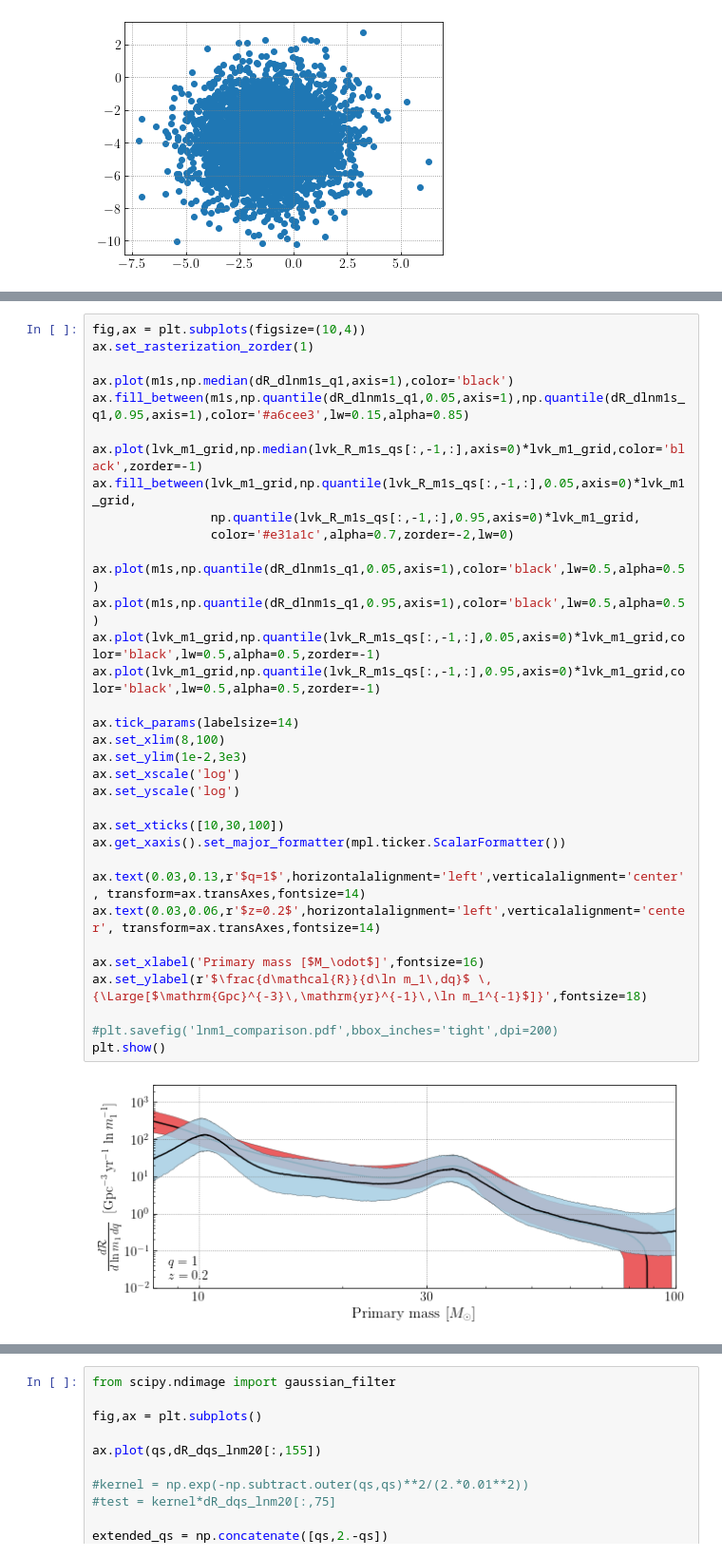
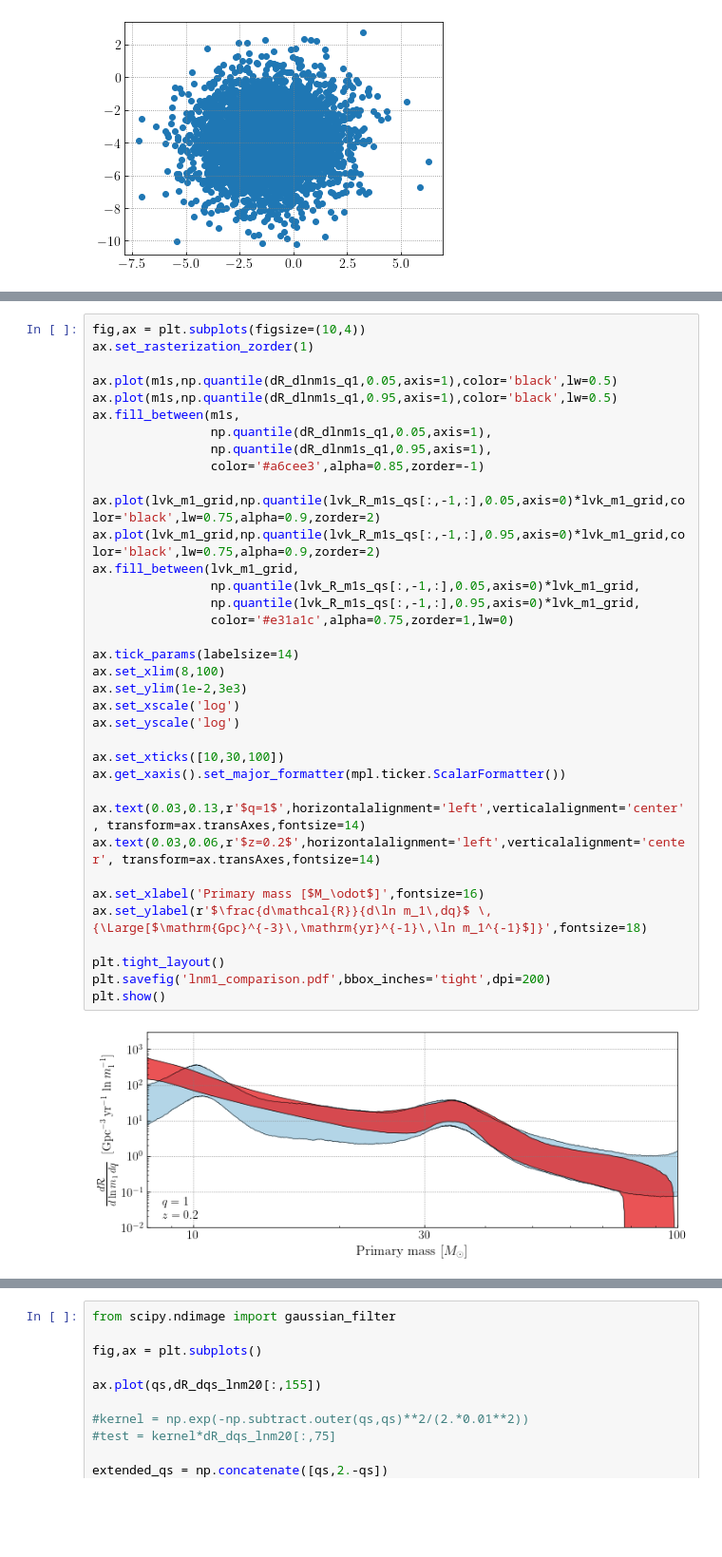
Before and after one commit to tcallister/autoregressive-bbh-inference, a Jupyter notebook: figures/ar_lnm1_q.ipynb, the cells around one changed output, grey strips where cells are left out. Shown at 95% size. Saved outputs shown, nothing was run; the diff lists cells and outputs as text; blank space fills up the shorter version.

```diff
--- a/figures/ar_lnm1_q.ipynb
+++ b/figures/ar_lnm1_q.ipynb
@@ -175,39 +174,41 @@ plt.show()
 # %%
 fig,ax = plt.subplots(figsize=(10,4))
 ax.set_rasterization_zorder(1)
 
-ax.plot(m1s,np.median(dR_dlnm1s_q1,axis=1),color='black')
-ax.fill_between(m1s,np.quantile(dR_dlnm1s_q1,0.05,axis=1),np.quantile(dR_dlnm1s_q1,0.95,axis=1),color='#a6cee3',lw=0.15,alpha=0.85)
+ax.plot(m1s,np.quantile(dR_dlnm1s_q1,0.05,axis=1),color='black',lw=0.5)
+ax.plot(m1s,np.quantile(dR_dlnm1s_q1,0.95,axis=1),color='black',lw=0.5)
+ax.fill_between(m1s,
+                np.quantile(dR_dlnm1s_q1,0.05,axis=1),
+                np.quantile(dR_dlnm1s_q1,0.95,axis=1),
+                color='#a6cee3',alpha=0.85,zorder=-1)
 
-ax.plot(lvk_m1_grid,np.median(lvk_R_m1s_qs[:,-1,:],axis=0)*lvk_m1_grid,color='black',zorder=-1)
-ax.fill_between(lvk_m1_grid,np.quantile(lvk_R_m1s_qs[:,-1,:],0.05,axis=0)*lvk_m1_grid,
+ax.plot(lvk_m1_grid,np.quantile(lvk_R_m1s_qs[:,-1,:],0.05,axis=0)*lvk_m1_grid,color='black',lw=0.75,alpha=0.9,zorder=2)
+ax.plot(lvk_m1_grid,np.quantile(lvk_R_m1s_qs[:,-1,:],0.95,axis=0)*lvk_m1_grid,color='black',lw=0.75,alpha=0.9,zorder=2)
+ax.fill_between(lvk_m1_grid,
+                np.quantile(lvk_R_m1s_qs[:,-1,:],0.05,axis=0)*lvk_m1_grid,
                 np.quantile(lvk_R_m1s_qs[:,-1,:],0.95,axis=0)*lvk_m1_grid,
-                color='#e31a1c',alpha=0.7,zorder=-2,lw=0)
-
-ax.plot(m1s,np.quantile(dR_dlnm1s_q1,0.05,axis=1),color='black',lw=0.5,alpha=0.5)
-ax.plot(m1s,np.quantile(dR_dlnm1s_q1,0.95,axis=1),color='black',lw=0.5,alpha=0.5)
-ax.plot(lvk_m1_grid,np.quantile(lvk_R_m1s_qs[:,-1,:],0.05,axis=0)*lvk_m1_grid,color='black',lw=0.5,alpha=0.5,zorder=-1)
-ax.plot(lvk_m1_grid,np.quantile(lvk_R_m1s_qs[:,-1,:],0.95,axis=0)*lvk_m1_grid,color='black',lw=0.5,alpha=0.5,zorder=-1)
+                color='#e31a1c',alpha=0.75,zorder=1,lw=0)
 
 ax.tick_params(labelsize=14)
 ax.set_xlim(8,100)
 ax.set_ylim(1e-2,3e3)
 ax.set_xscale('log')
 ax.set_yscale('log')
 
 ax.set_xticks([10,30,100])
 ax.get_xaxis().set_major_formatter(mpl.ticker.ScalarFormatter())
 
 ax.text(0.03,0.13,r'$q=1$',horizontalalignment='left',verticalalignment='center', transform=ax.transAxes,fontsize=14)
 ax.text(0.03,0.06,r'$z=0.2$',horizontalalignment='left',verticalalignment='center', transform=ax.transAxes,fontsize=14)
 
 ax.set_xlabel('Primary mass [$M_\odot$]',fontsize=16)
 ax.set_ylabel(r'$\frac{d\mathcal{R}}{d\ln m_1\,dq}$ \,{\Large[$\mathrm{Gpc}^{-3}\,\mathrm{yr}^{-1}\,\ln m_1^{-1}$]}',fontsize=18)
 
-#plt.savefig('lnm1_comparison.pdf',bbox_inches='tight',dpi=200)
+plt.tight_layout()
+plt.savefig('lnm1_comparison.pdf',bbox_inches='tight',dpi=200)
 plt.show()
 # %% [output]
-[figure, old version]
+[figure, new version]
 # %%
 fig,ax = plt.subplots(figsize=(6,4))
 ax.set_rasterization_zorder(1)
```
Also changed, not shown: parts of 5 cells of this notebook, 2 other files.
